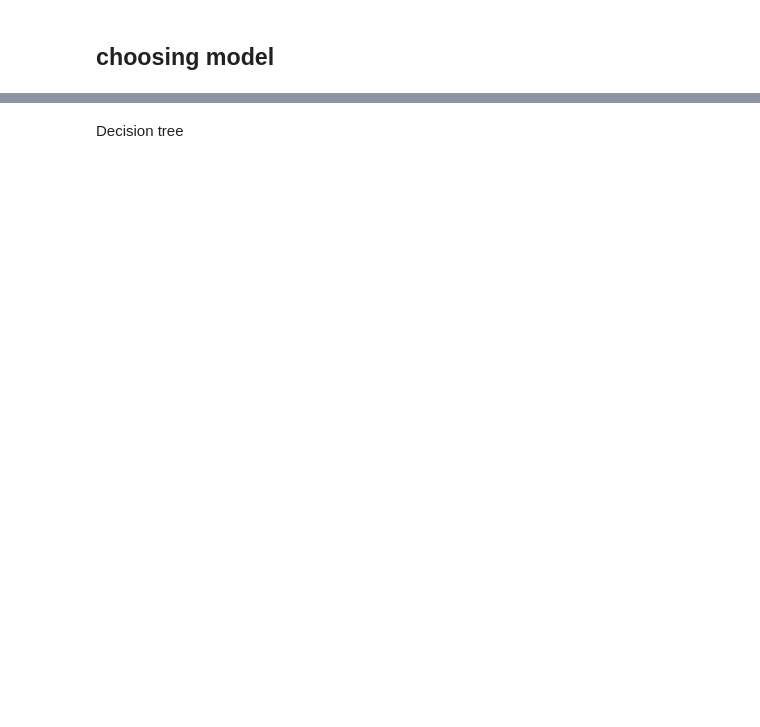
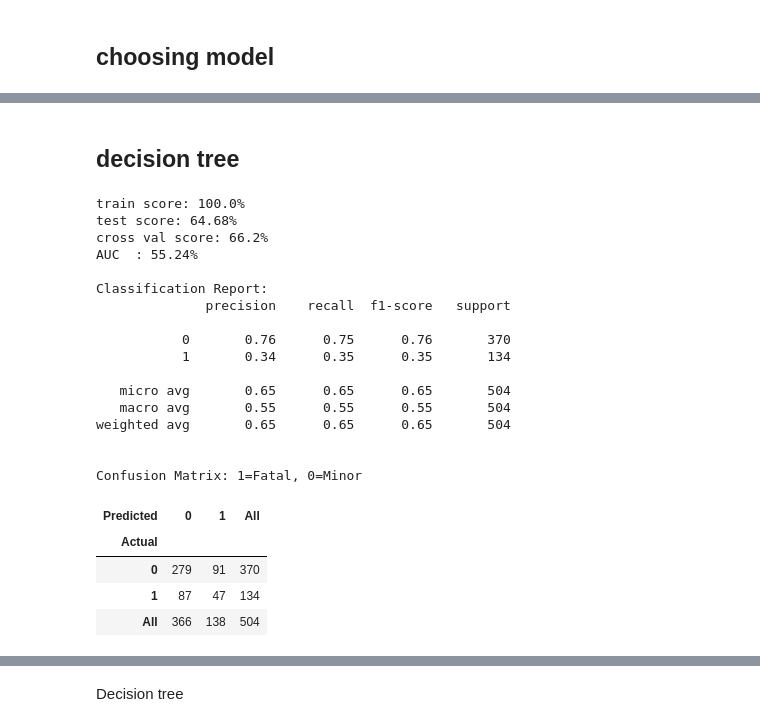
Before and after one commit to janellejolliff/UK-fatal-car-accidents, a Jupyter notebook: mod_5_project.ipynb, the cells around one changed output, grey strips where cells are left out. Saved outputs shown, nothing was run; the diff lists cells and outputs as text; code cells hidden in the pictures; blank space fills up the shorter version.

```diff
--- a/mod_5_project.ipynb
+++ b/mod_5_project.ipynb
@@ -333,10 +160,0 @@ pipe_xgb = Pipeline([('xgb_model', XGBClassifier(random_state=81))])
-# %%
-# Fitting all the pipelines with our data
-
-pipelines = [pipe_kn, pipe_tree, pipe_bag, pipe_rf, pipe_ada, pipe_gbt, pipe_xgb]
-pipeline_names = ['KNeighbors','Decision Tree', 'Bagged Trees', 'Random Forest', 'AdaBoost', 'Gradient Boosting', 'XGBoost']
-
-for pipe in pipelines:
-    print(pipe)
-    pipe.fit(X_train, y_train)
-    print('---------------------------------------------------')
@@ -353,0 +172,2 @@ for index, val in enumerate(pipelines):
+# %%
+num_feats = 115
@@ -353,0 +191,19 @@ for index, val in enumerate(pipelines):
+# %%
+# baseline model cross val scores
+pipelines = [pipe_kn, pipe_tree, pipe_bag, pipe_rf, pipe_ada, pipe_gbt, pipe_xgb, pipe_svc]
+pipeline_names = ['KNeighbors','Decision Tree', 'Bagged Trees', 'Random Forest', 'AdaBoost', 'Gradient Boosting', 'XGBoost', 'Logistic Regression', 'Support Vector']
+
+for pipeline, name in zip(pipelines, pipeline_names):
+    print(name, ':')
+    print(pipeline)
+    pipeline.fit(X_train, y_train)
+
+    print()
+    recall = cross_val_score(pipeline, X_train, y_train, cv=5, scoring='recall')
+    print('Recall', np.mean(recall))
+    precision = cross_val_score(pipeline, X_train, y_train, cv=5, scoring='precision')
+    print('Precision', np.mean(precision))
+    f1 = cross_val_score(pipeline, X_train, y_train, cv=5, scoring='f1')
+    print('F1', np.mean(f1))
+    print()
+    print()
@@ -353,0 +230,12 @@ for index, val in enumerate(pipelines):
+# %%
+#baseline model accuracy scores
+
+for classifier, pl in zip((XGBClassifier, LogisticRegression, RandomForestClassifier,DecisionTreeClassifier, AdaBoostClassifier, GradientBoostingClassifier, BaggingClassifier, svm.SVC),('xgbc','logistic regression', 'random forest', 'decision tree', 'adaboost', 'gradient', 'bagging', 'support vector')):
+
+    pipe = Pipeline([('pca', PCA(n_components=num_feats)),
+                    ('clf', classifier(random_state=3))])
+    pipe.fit(X_train, y_train)
+
+    print(pl)
+    print(pipe.score(X_test, y_test))
+    print()
@@ -353,0 +277,2 @@ for index, val in enumerate(pipelines):
+# %% [markdown]
+## decision tree
@@ -353,0 +286,25 @@ for index, val in enumerate(pipelines):
+# %%
+model_report(dt_model)
+# %% [output]
+train score: 100.0%
+test score: 64.68%
+cross val score: 66.2%
+AUC  : 55.24%
+
+Classification Report:
+              precision    recall  f1-score   support
+
+           0       0.76      0.75      0.76       370
+           1       0.34      0.35      0.35       134
+
+   micro avg       0.65      0.65      0.65       504
+   macro avg       0.55      0.55      0.55       504
+weighted avg       0.65      0.65      0.65       504
+
+
+Confusion Matrix: 1=Fatal, 0=Minor
+| Predicted | 0 | 1 | All |
+| Actual |  |  |  |
+| 0 | 279 | 91 | 370 |
+| 1 | 87 | 47 | 134 |
+| All | 366 | 138 | 504 |
```
Also changed, not shown: parts of 112 cells of this notebook.
